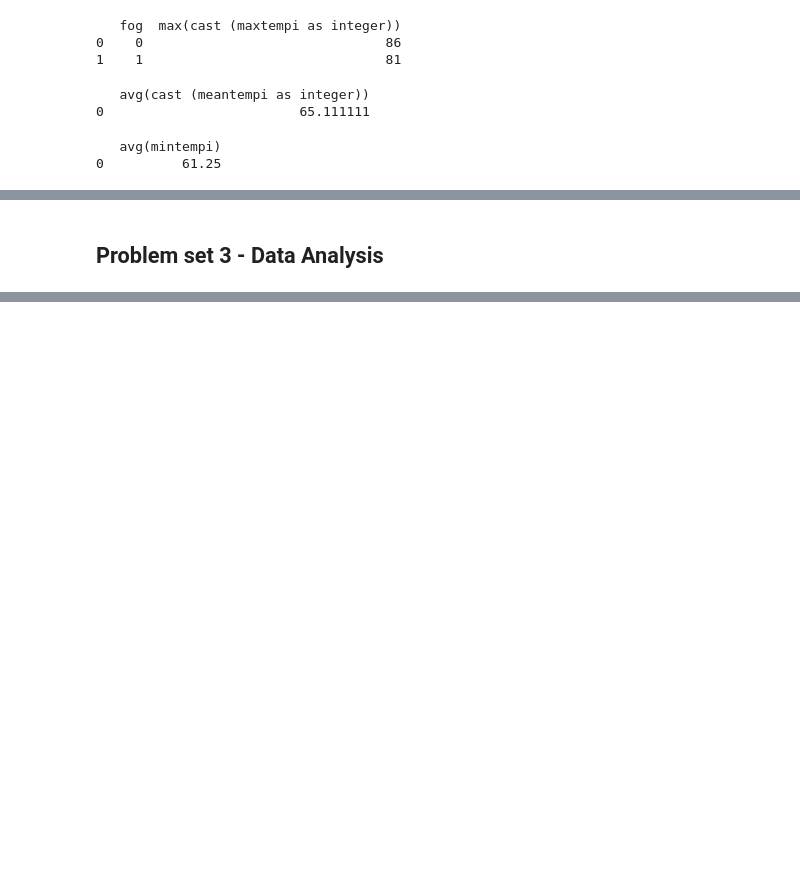
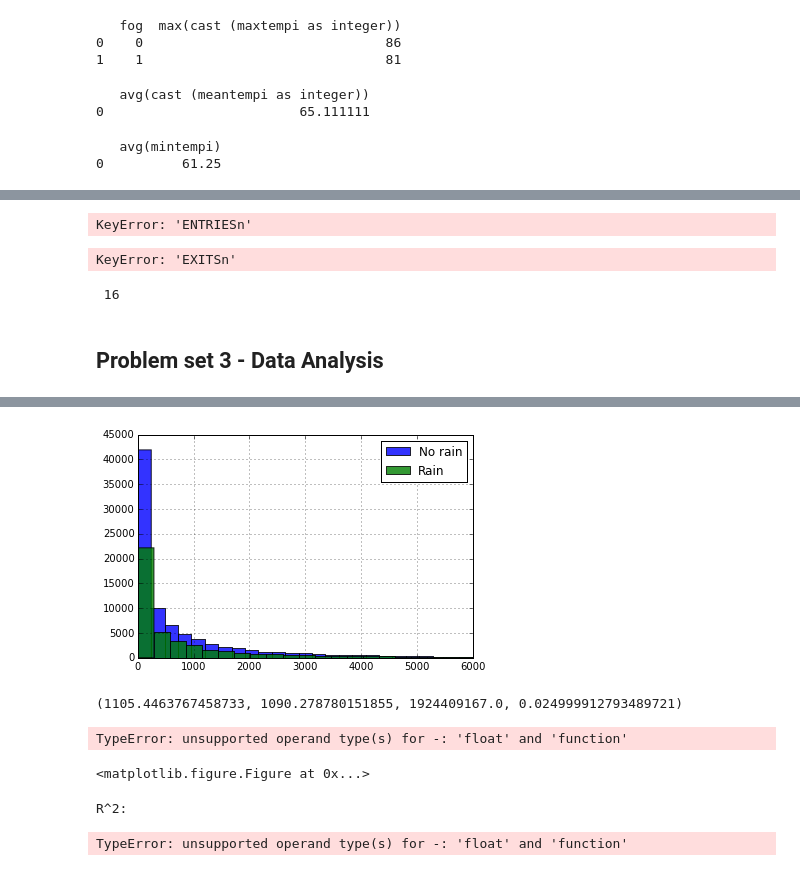
Before and after one commit to lyvinhhung/Udacity-Data-Analyst-Nanodegree, a Jupyter notebook: p2/P2 Intro to Data Science quiz.ipynb, the cells around one changed output, grey strips where cells are left out. Cells and saved outputs as stored; diff of their text form; code cells hidden in the pictures; blank space fills up the shorter version.

```diff
--- a/p2/P2 Intro to Data Science quiz.ipynb
+++ b/p2/P2 Intro to Data Science quiz.ipynb
@@ -289,5 +306,7 @@ print filter_by_regular(filename).head()
 # %%
 #ps 2.8
+
+df = pandas.read_csv("turnstile_data_master_with_weather.csv")
 
 def get_hourly_entries(df):
     '''
@@ -327,6 +346,9 @@ def get_hourly_entries(df):
     df['ENTRIESn_hourly'] = df['ENTRIESn'] - df['ENTRIESn'].shift(periods=1)
     df['ENTRIESn_hourly'] = df['ENTRIESn_hourly'].fillna(1)
     return df
+print get_hourly_entries(df).head()
+# %% [output]
+KeyError: 'ENTRIESn'
 # %%
 #ps 2.9
 
@@ -365,8 +387,12 @@ def get_hourly_exits(df):
     df['EXITSn_hourly'] = df['EXITSn'] - df['EXITSn'].shift(periods=1)
     df['EXITSn_hourly'] = df['EXITSn_hourly'].fillna(0)
     return df
+print get_hourly_exits(df).head()
+# %% [output]
+KeyError: 'EXITSn'
 # %%
 #ps 2.10
+time = df['TIMEn'][15]
 
 def time_to_hour(time):
     '''
@@ -382,8 +408,11 @@ def time_to_hour(time):
     Please return hour as an integer.
     '''
 
-    hour = float(time.split(':')[0])
+    hour = int(time.split(':')[0])
     return hour
+print time_to_hour(time)
+# %% [output]
+ 16
 # %%
 #ps 2.11
 from datetime import datetime
@@ -413,8 +444,7 @@ def reformat_subway_dates(date):
 import numpy as np
 import pandas
 import matplotlib.pyplot as plt
-
-turnstile_weather = pd.read_csv("turnstile_data_master_with_weather.csv")
+%matplotlib inline
 
 def entries_histogram(turnstile_weather):
     '''
@@ -438,7 +468,7 @@ def entries_histogram(turnstile_weather):
     https://www.dropbox.com/s/meyki2wl9xfa7yk/turnstile_data_master_with_weather.csv
     '''
 
-    turnstile_weather = pd.read_csv("turnstile_data_master_with_weather.csv")
+    turnstile_weather = pandas.read_csv("turnstile_data_master_with_weather.csv")
     plt.figure()
     turnstile_weather[turnstile_weather['rain'] == 0]['ENTRIESn_hourly'].hist(bins=180, alpha = 0.8, label="No rain").set_xlim([0, 6000])
     turnstile_weather[turnstile_weather['rain'] == 1]['ENTRIESn_hourly'].hist(bins=180, alpha = 0.8, label="Rain").set_xlim([0, 6000])
@@ -446,3 +476,4 @@ def entries_histogram(turnstile_weather):
     return plt
 
 print entries_histogram(turnstile_weather)
+# %% [output]
@@ -449,3 +481,4 @@ print entries_histogram(turnstile_weather)
+[figure, added]
 # %%
 #ps 3.3
 import numpy as np
@@ -491,6 +524,9 @@ def mann_whitney_plus_means(turnstile_weather):
     U, p = scipy.stats.mannwhitneyu(with_rain, without_rain)
 
     return with_rain_mean, without_rain_mean, U, p # leave this line for the grader
+mann_whitney_plus_means(turnstile_weather)
+# %% [output]
+(1105.4463767458733, 1090.278780151855, 1924409167.0, 0.024999912793489721)
 # %%
 #ps 3.5
 
@@ -580,6 +616,10 @@ def plot_residuals(turnstile_weather, predictions):
     plt.figure()
     (turnstile_weather['ENTRIESn_hourly'] - predictions).hist(bins=100)
     return plt
+print plot_residuals(turnstile_weather, predictions)
+# %% [output]
+TypeError: unsupported operand type(s) for -: 'float' and 'function'
+<matplotlib.figure.Figure at 0x...>
 # %%
 #ps 3.7
 
@@ -606,6 +646,10 @@ def compute_r_squared(data, predictions):
     # your code here
     r_squared = 1 - np.sum(np.square(data - predictions)) / np.sum(np.square(data - np.mean(data)))
     return r_squared
+print compute_r_squared(turnstile_weather['ENTRIESn_hourly'], predictions)
+# %% [output]
+R^2:
+TypeError: unsupported operand type(s) for -: 'float' and 'function'
 # %%
 #ps 3.8
 import numpy as np
```
Also changed, not shown: parts of 5 cells of this notebook, 1 other file.
